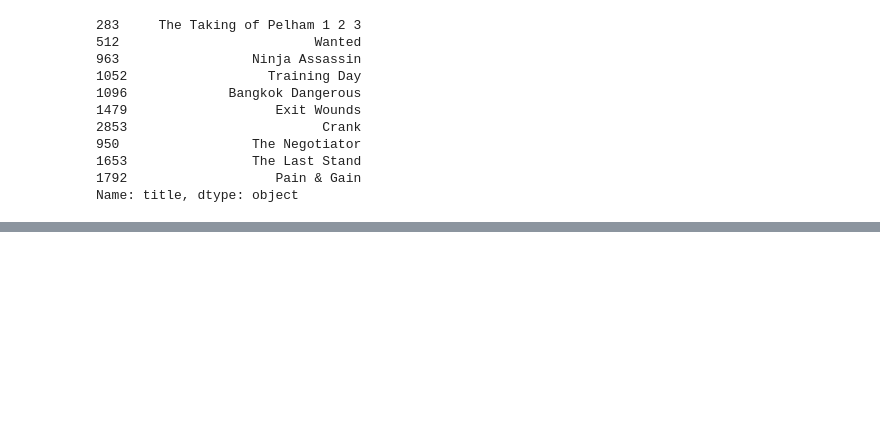
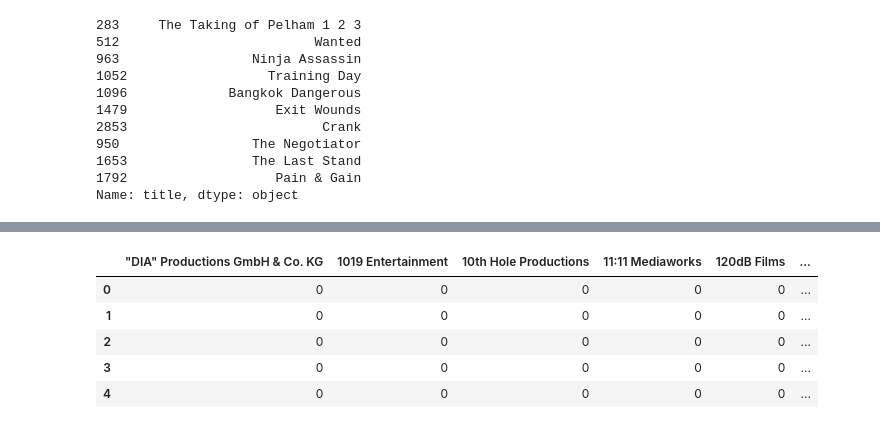
Before and after one commit to devoracer/Movie_database_capstone1.1, a Jupyter notebook: movie_recommender_new.ipynb, the cells around one changed output, grey strips where cells are left out. Cells and saved outputs as stored; diff of their text form; code cells hidden in the pictures; blank space fills up the shorter version.

```diff
--- a/movie_recommender_new.ipynb
+++ b/movie_recommender_new.ipynb
@@ -306,0 +540,13 @@ Name: title, dtype: object
+# %%
+dummies_columns = df3['production_companies'].str.get_dummies(sep='|')
+
+df_final = pd.concat([df3, dummies_columns], axis=1)
+# %%
+dummies_columns.head()
+# %% [output]
+|  | "DIA" Productions GmbH & Co. KG | 1019 Entertainment | 10th Hole Productions | 11:11 Mediaworks | 120dB Films | ... |
+| 0 | 0 | 0 | 0 | 0 | 0 | ... |
+| 1 | 0 | 0 | 0 | 0 | 0 | ... |
+| 2 | 0 | 0 | 0 | 0 | 0 | ... |
+| 3 | 0 | 0 | 0 | 0 | 0 | ... |
+| 4 | 0 | 0 | 0 | 0 | 0 | ... |
```
Also changed, not shown: parts of 35 cells of this notebook.
